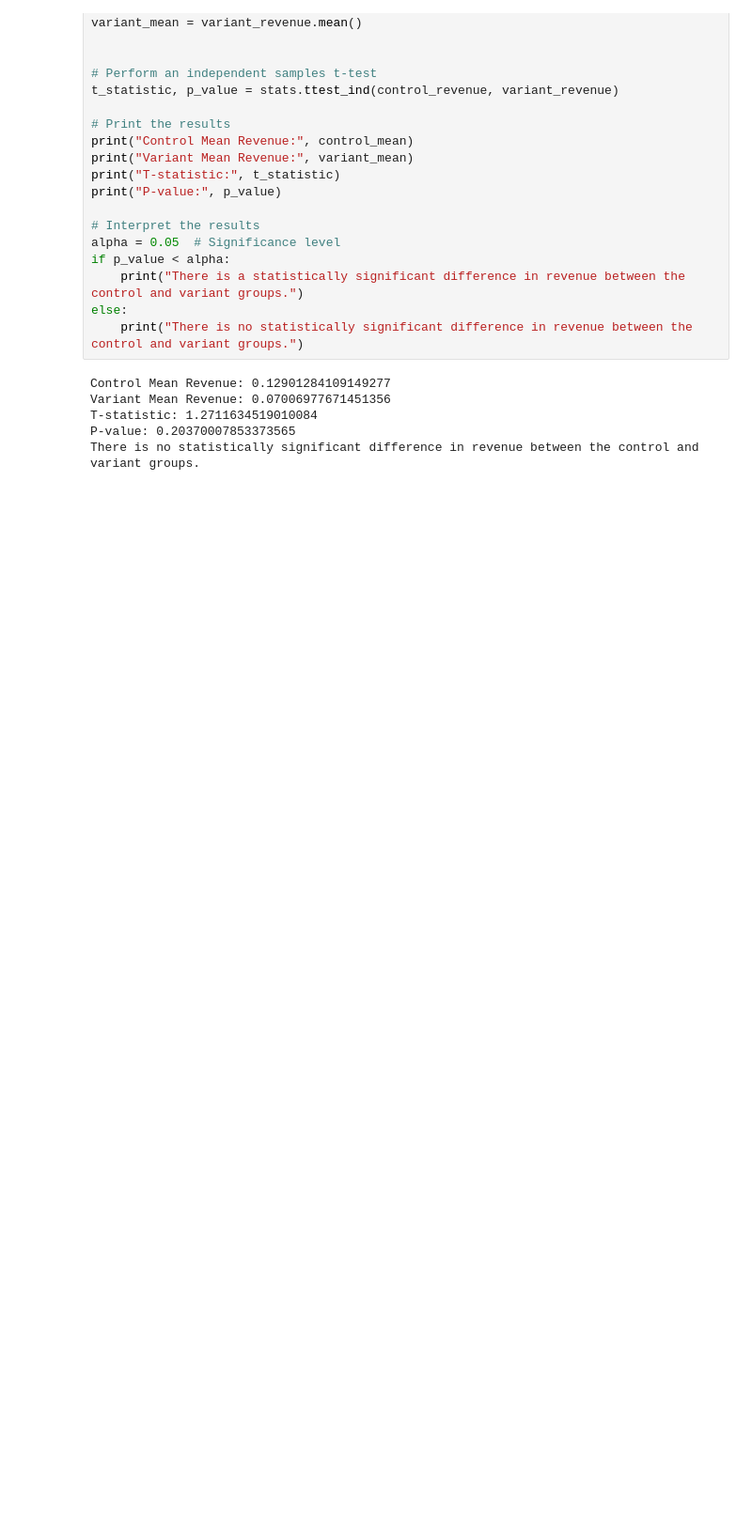
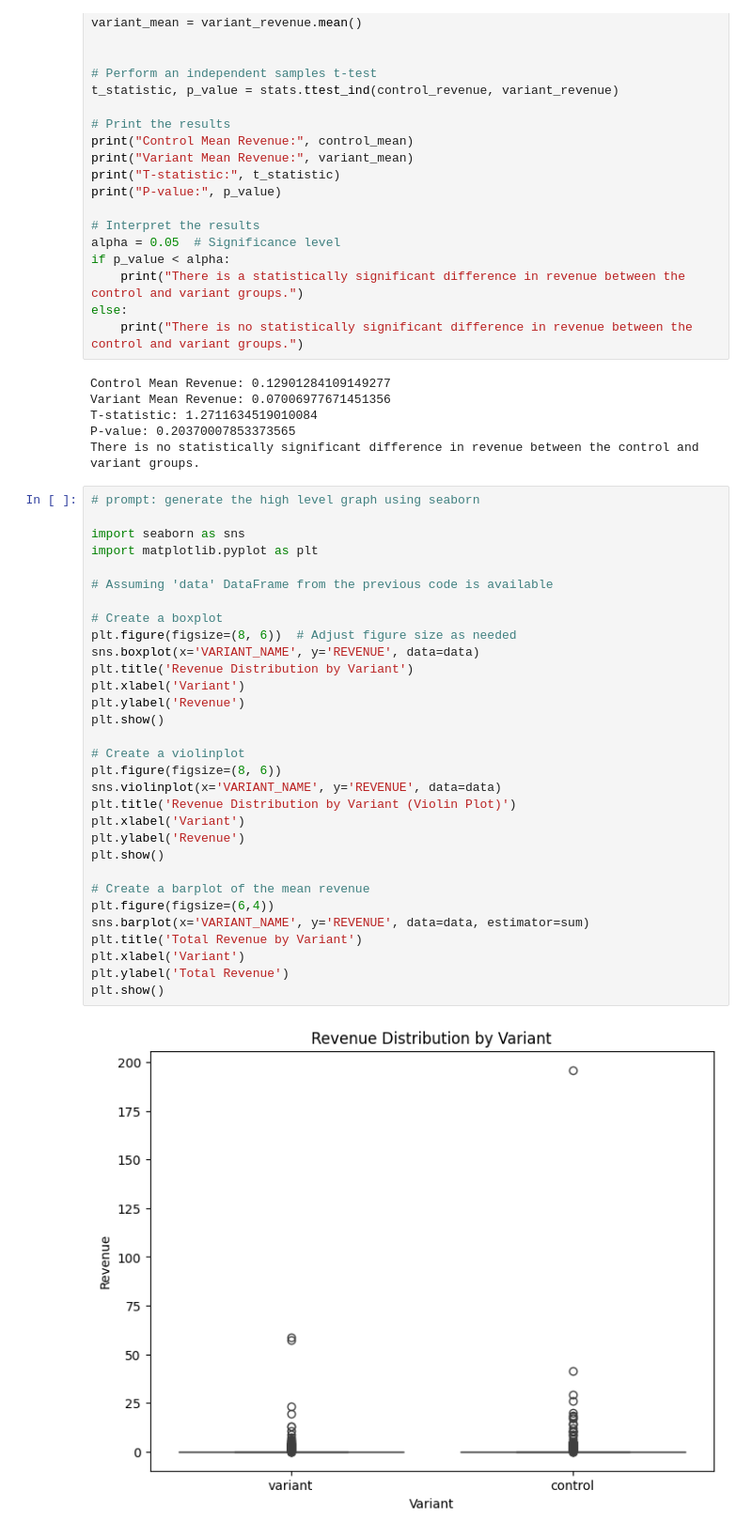
Before and after one commit to Mahesh527784/ASA_Solutions, a Jupyter notebook: A_B_Testing.ipynb, the cells around one changed output. Shown at 94% size. Cells and saved outputs as stored; diff of their text form; blank space fills up the shorter version.

```diff
--- a/A_B_Testing.ipynb
+++ b/A_B_Testing.ipynb
@@ -109,3 +109,36 @@ Variant Mean Revenue: 0.07006977671451356
 T-statistic: 1.2711634519010084
 P-value: 0.20370007853373565
 There is no statistically significant difference in revenue between the control and variant groups.
+# %%
+# prompt: generate the high level graph using seaborn
+
+import seaborn as sns
+import matplotlib.pyplot as plt
+
+# Assuming 'data' DataFrame from the previous code is available
+
+# Create a boxplot
+plt.figure(figsize=(8, 6))  # Adjust figure size as needed
+sns.boxplot(x='VARIANT_NAME', y='REVENUE', data=data)
+plt.title('Revenue Distribution by Variant')
+plt.xlabel('Variant')
+plt.ylabel('Revenue')
+plt.show()
+
+# Create a violinplot
+plt.figure(figsize=(8, 6))
+sns.violinplot(x='VARIANT_NAME', y='REVENUE', data=data)
+plt.title('Revenue Distribution by Variant (Violin Plot)')
+plt.xlabel('Variant')
+plt.ylabel('Revenue')
+plt.show()
+
+# Create a barplot of the mean revenue
+plt.figure(figsize=(6,4))
+sns.barplot(x='VARIANT_NAME', y='REVENUE', data=data, estimator=sum)
+plt.title('Total Revenue by Variant')
+plt.xlabel('Variant')
+plt.ylabel('Total Revenue')
+plt.show()
+# %% [output]
+[figure, added]
```
Also changed, not shown: parts of 2 cells of this notebook.
